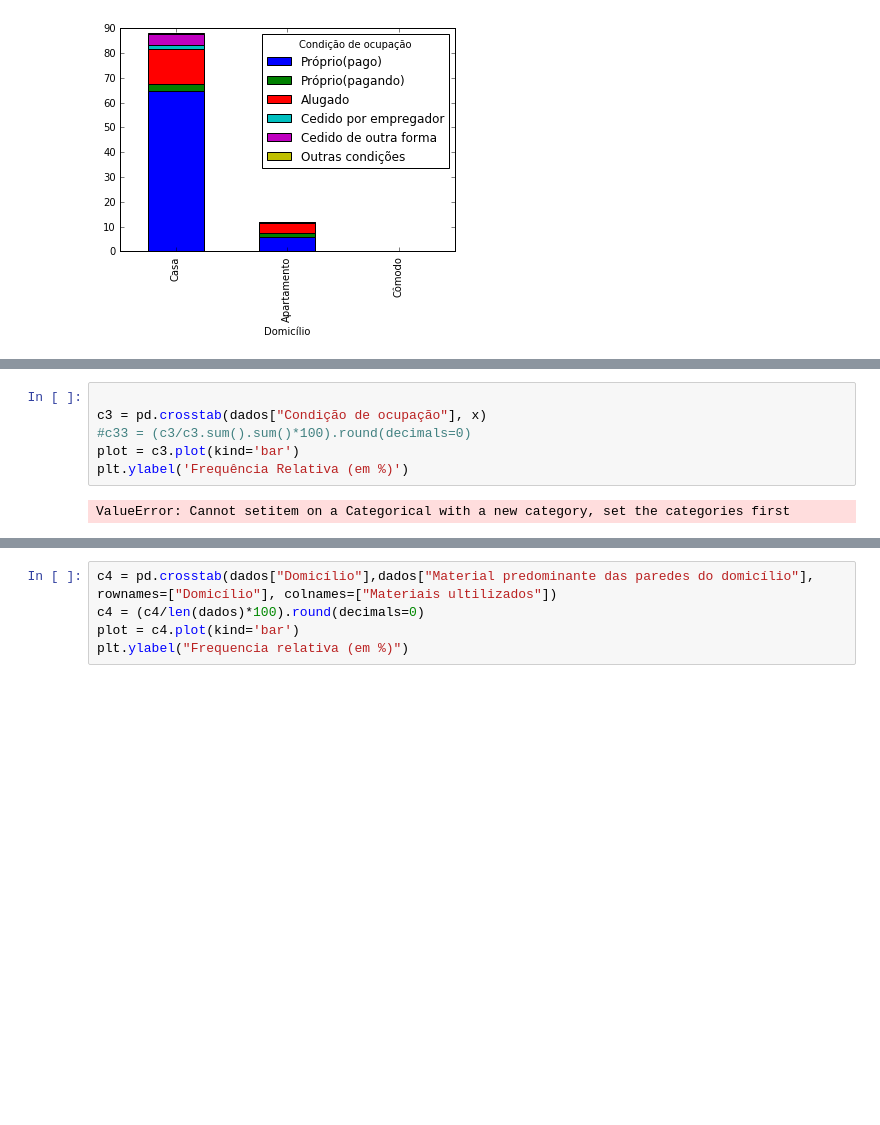
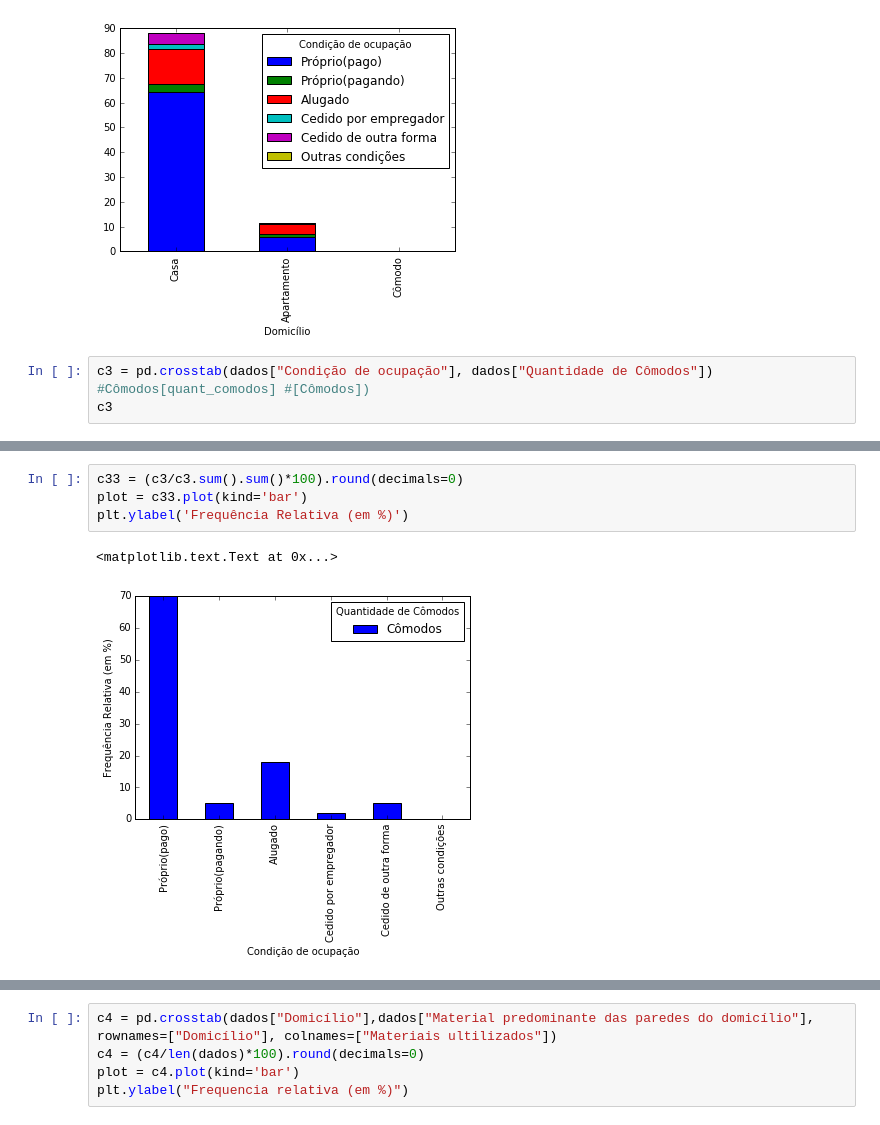
Before and after one commit to brunodratcu/CD1S17, a Jupyter notebook: Projeto1/Projeto1 Layout.ipynb, the cells around one changed output, grey strips where cells are left out. Saved outputs shown, nothing was run; the diff lists cells and outputs as text; blank space fills up the shorter version.

```diff
--- a/Projeto1/Projeto1 Layout.ipynb
+++ b/Projeto1/Projeto1 Layout.ipynb
@@ -231,3 +217,6 @@ Tabela Cruzada por total GERAL (em %):
 plot = c22.plot(kind="bar", stacked=True)
 # %% [output]
 [figure]
+# %%
+c3 = pd.crosstab(dados["Condição de ocupação"], dados["Quantidade de Cômodos"]) #Cômodos[quant_comodos] #[Cômodos])
+c3
@@ -234,9 +232,8 @@ plot = c22.plot(kind="bar", stacked=True)
 # %%
-
-c3 = pd.crosstab(dados["Condição de ocupação"], x)
-#c33 = (c3/c3.sum().sum()*100).round(decimals=0)
-plot = c3.plot(kind='bar')
+c33 = (c3/c3.sum().sum()*100).round(decimals=0)
+plot = c33.plot(kind='bar')
 plt.ylabel('Frequência Relativa (em %)')
 # %% [output]
-ValueError: Cannot setitem on a Categorical with a new category, set the categories first
+<matplotlib.text.Text at 0x...>
+[figure, added]
 # %%
```
Also changed, not shown: parts of 13 cells of this notebook.
